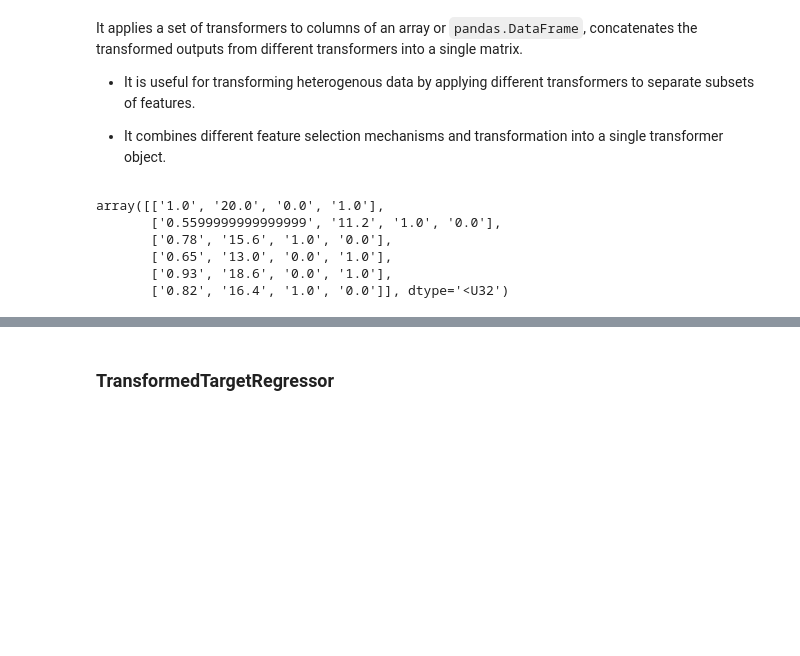
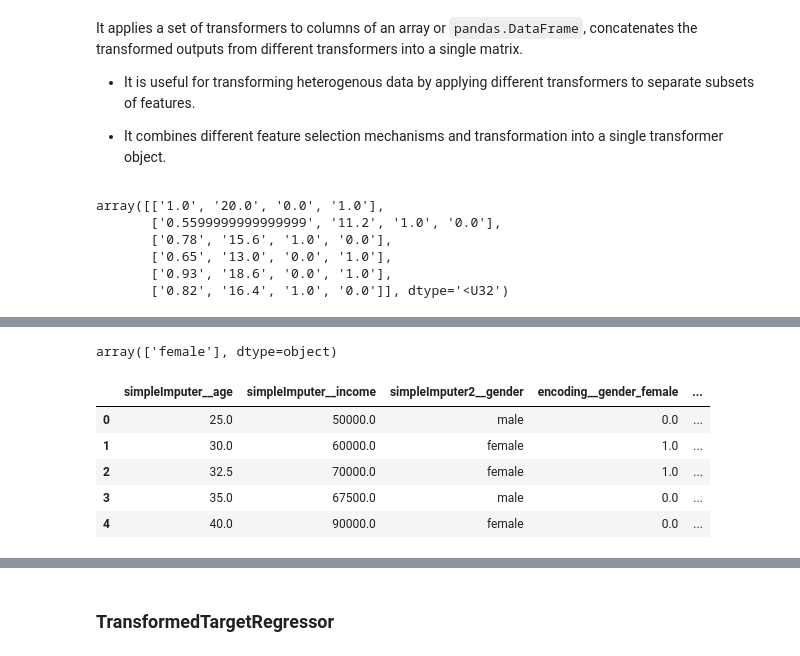
Before and after one commit to 23f2005522/MLP, a Jupyter notebook: ProfessorCollabs/week2/3__MLP Data preprocessing Part 1.ipynb, the cells around one changed output, grey strips where cells are left out. Drawn from its saved outputs; the diff is of its cells as text; code cells hidden in the pictures; blank space fills up the shorter version.

```diff
--- a/ProfessorCollabs/week2/3__MLP Data preprocessing Part 1.ipynb
+++ b/ProfessorCollabs/week2/3__MLP Data preprocessing Part 1.ipynb
@@ -1484,0 +1482,21 @@ array([['1.0', '20.0', '0.0', '1.0'],
+# %%
+from sklearn.pipeline import Pipeline
+from sklearn.compose import ColumnTransformer
+from sklearn.impute import SimpleImputer
+from sklearn.preprocessing import StandardScaler , OneHotEncoder
+
+df = pd.DataFrame({
+    'age': [25, 30, np.nan, 35, 40],
+    'income': [50000, 60000, 70000, np.nan, 90000],
+    'gender': ['male', 'female', 'female', 'male', np.nan]
+})
+
+transformations = [
+    ('simpleImputer', SimpleImputer(), [0,1]), ## ("Treansformer name", Transformer object , [column indexs/column names with comma separated])
+    ('simpleImputer2', SimpleImputer(strategy='most_frequent'), [2]),
+    ('encoding', OneHotEncoder(sparse_output=False), [2]),
+    ('standardScaler', StandardScaler(), [0,1])
+]
+
+ct = ColumnTransformer(transformers=transformations, remainder='passthrough').set_output(transform="pandas")
+ct
@@ -1484,0 +1511,16 @@ array([['1.0', '20.0', '0.0', '1.0'],
+# %%
+ct = ct.fit(df)
+# %%
+ct.transformers_[1][1].statistics_
+# %% [output]
+array(['female'], dtype=object)
+# %%
+data = ct.transform(df)
+data
+# %% [output]
+|  | simpleImputer__age | simpleImputer__income | simpleImputer2__gender | encoding__gender_female | ... |
+| 0 | 25.0 | 50000.0 | male | 0.0 | ... |
+| 1 | 30.0 | 60000.0 | female | 1.0 | ... |
+| 2 | 32.5 | 70000.0 | female | 1.0 | ... |
+| 3 | 35.0 | 67500.0 | male | 0.0 | ... |
+| 4 | 40.0 | 90000.0 | female | 0.0 | ... |
```
Also changed, not shown: parts of 34 cells of this notebook, 2 other files.
